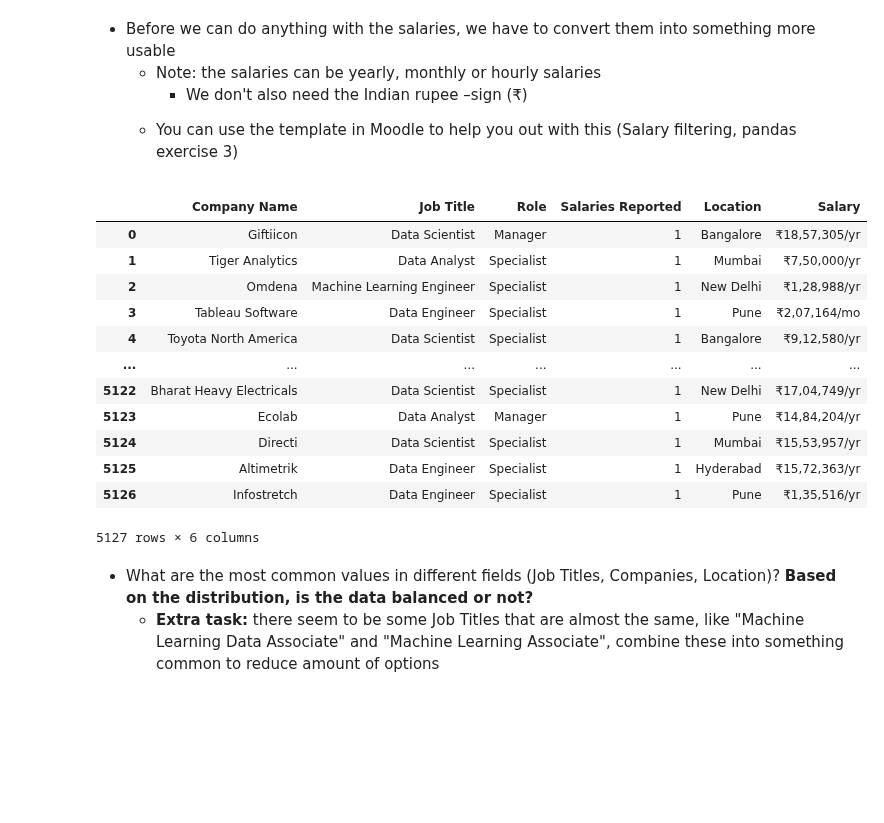
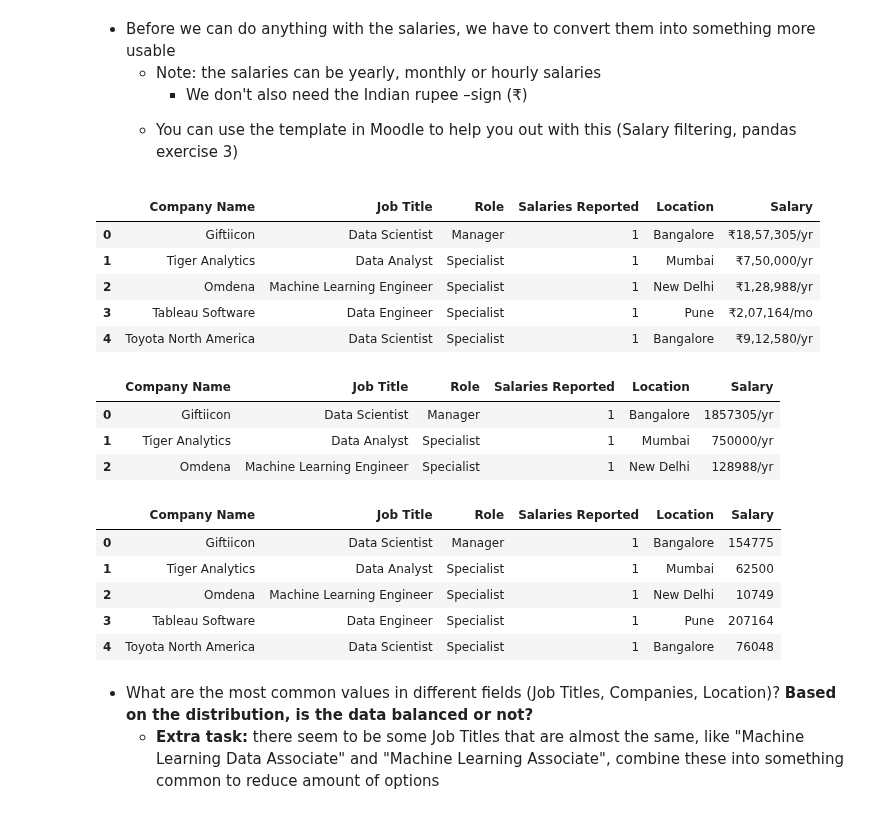
Before and after one commit to jehuhta/Intro_Data_Analytics_Huhta_Jeremy_Spring2025, a Jupyter notebook: Exercises_2_Pandas/DataAnalyticsExerciseSet2.ipynb, the cells around one changed output. Saved outputs shown, nothing was run; the diff lists cells and outputs as text; code cells hidden in the pictures; blank space fills up the shorter version.

```diff
--- a/Exercises_2_Pandas/DataAnalyticsExerciseSet2.ipynb
+++ b/Exercises_2_Pandas/DataAnalyticsExerciseSet2.ipynb
@@ -458,21 +458,63 @@ print(f" The lowest total price in the DataFrame: $ {df['Total Price'].min()} ")
 # %%
 # Loading the data into pandas.
 df = pd.read_csv('data_salaries_india.csv')
-df
+df.head()
 # %% [output]
 |  | Company Name | Job Title | Role | Salaries Reported | Location | Salary |
 | 0 | Giftiicon | Data Scientist | Manager | 1 | Bangalore | ₹18,57,305/yr |
 | 1 | Tiger Analytics | Data Analyst | Specialist | 1 | Mumbai | ₹7,50,000/yr |
 | 2 | Omdena | Machine Learning Engineer | Specialist | 1 | New Delhi | ₹1,28,988/yr |
 | 3 | Tableau Software | Data Engineer | Specialist | 1 | Pune | ₹2,07,164/mo |
 | 4 | Toyota North America | Data Scientist | Specialist | 1 | Bangalore | ₹9,12,580/yr |
-| ... | ... | ... | ... | ... | ... | ... |
-| 5122 | Bharat Heavy Electricals | Data Scientist | Specialist | 1 | New Delhi | ₹17,04,749/yr |
-| 5123 | Ecolab | Data Analyst | Manager | 1 | Pune | ₹14,84,204/yr |
-| 5124 | Directi | Data Scientist | Specialist | 1 | Mumbai | ₹15,53,957/yr |
-| 5125 | Altimetrik | Data Engineer | Specialist | 1 | Hyderabad | ₹15,72,363/yr |
-| 5126 | Infostretch | Data Engineer | Specialist | 1 | Pune | ₹1,35,516/yr |
-5127 rows × 6 columns
+# %%
+# converting the Salary column data to something more useful.
+# Replacing the rupee symbol and commas.
+df['Salary'] = df['Salary'].str.replace('₹','')
+df['Salary'] = df['Salary'].str.replace(',','')
+df.head(3)
+# %% [output]
+|  | Company Name | Job Title | Role | Salaries Reported | Location | Salary |
+| 0 | Giftiicon | Data Scientist | Manager | 1 | Bangalore | 1857305/yr |
+| 1 | Tiger Analytics | Data Analyst | Specialist | 1 | Mumbai | 750000/yr |
+| 2 | Omdena | Machine Learning Engineer | Specialist | 1 | New Delhi | 128988/yr |
+# %%
+# A function to convert all salaries to a monthly wage.
+def convert_to_monthly_salary(salary):
+
+  # split the salary into numbers and the denominator (year, month, hour)
+  salary_split= salary.split('/')
+  salary_split[0] = int(salary_split[0])
+
+  # if the salary is calculated per year...
+  # convert it to a monthly salary ( 12 months in a year)
+  if salary_split[1] == "yr":
+    monthly_salary = salary_split[0] / 12
+
+  # if the salary is calculated per hour...
+  # assume full time hours (40 hours over 4 weeks) and calculate it
+  # to a monthly salary
+  elif salary_split[1] == "hr":
+    monthly_salary = salary_split[0] * (40 * 4)
+
+  # if the salary is calculated monthly...
+  # then simply return the numbers, it's in the right format!
+  else:
+    monthly_salary = salary_split[0]
+
+  # converting from float to integer, to prevent trailing decimals.
+  monthly_salary = int(monthly_salary)
+  return monthly_salary
+
+# applying the filter to the data
+df['Salary'] = df['Salary'].apply(convert_to_monthly_salary)
+df.head()
+# %% [output]
+|  | Company Name | Job Title | Role | Salaries Reported | Location | Salary |
+| 0 | Giftiicon | Data Scientist | Manager | 1 | Bangalore | 154775 |
+| 1 | Tiger Analytics | Data Analyst | Specialist | 1 | Mumbai | 62500 |
+| 2 | Omdena | Machine Learning Engineer | Specialist | 1 | New Delhi | 10749 |
+| 3 | Tableau Software | Data Engineer | Specialist | 1 | Pune | 207164 |
+| 4 | Toyota North America | Data Scientist | Specialist | 1 | Bangalore | 76048 |
 # %% [markdown]
 <ul>
 <li>What are the most common values in different fields (Job Titles, Companies, Location)? <b>Based on the distribution, is the data balanced or not?</b></li>
```
Also changed, not shown: parts of 5 cells of this notebook.
